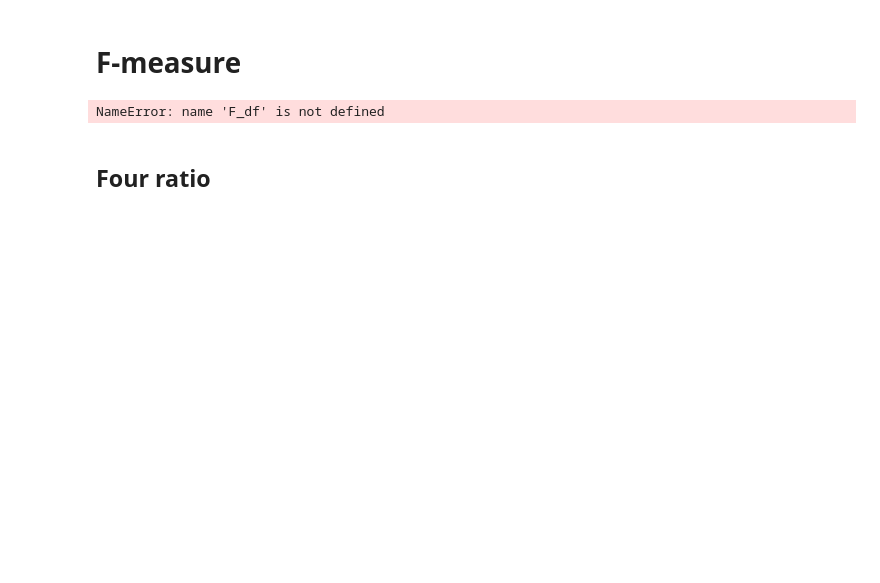
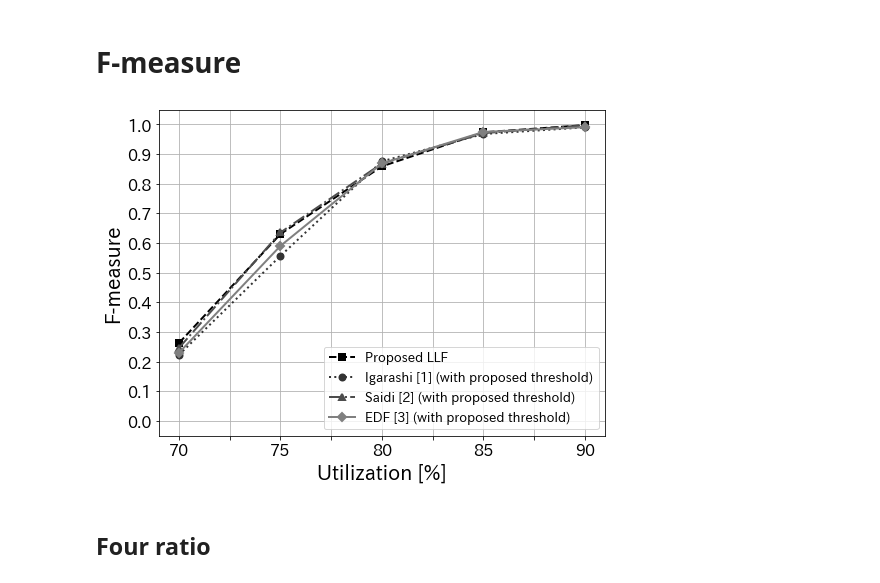
Before and after one commit to atsushi421/DED_simulator, a Jupyter notebook: analyze_results.ipynb, the cells around one changed output. Cells and saved outputs as stored; diff of their text form; code cells hidden in the pictures; blank space fills up the shorter version.

```diff
--- a/analyze_results.ipynb
+++ b/analyze_results.ipynb
@@ -234,9 +258,9 @@ line_plot(accuracy_df, 'Total utilization [%]', 'Accuracy', 'line_plot_accuracy.
 # %%
-# F_df = F_df.T
-# rename_colmuns_to_with_proposed(F_df)
-# line_plot(F_df, 'Total utilization [%]', 'F-measure', 'line_plot_F_measure.png')
+F_df = F_df.T
+rename_colmuns_to_with_proposed(F_df)
+line_plot(F_df, 'Utilization [%]', 'F-measure', 'line_plot_F_measure.pdf')
 # %% [output]
-NameError: name 'F_df' is not defined
+[figure, added]
 # %% [markdown]
 ## Four ratio
 # %%
```
Also changed, not shown: parts of 21 cells of this notebook, 10 other files.
